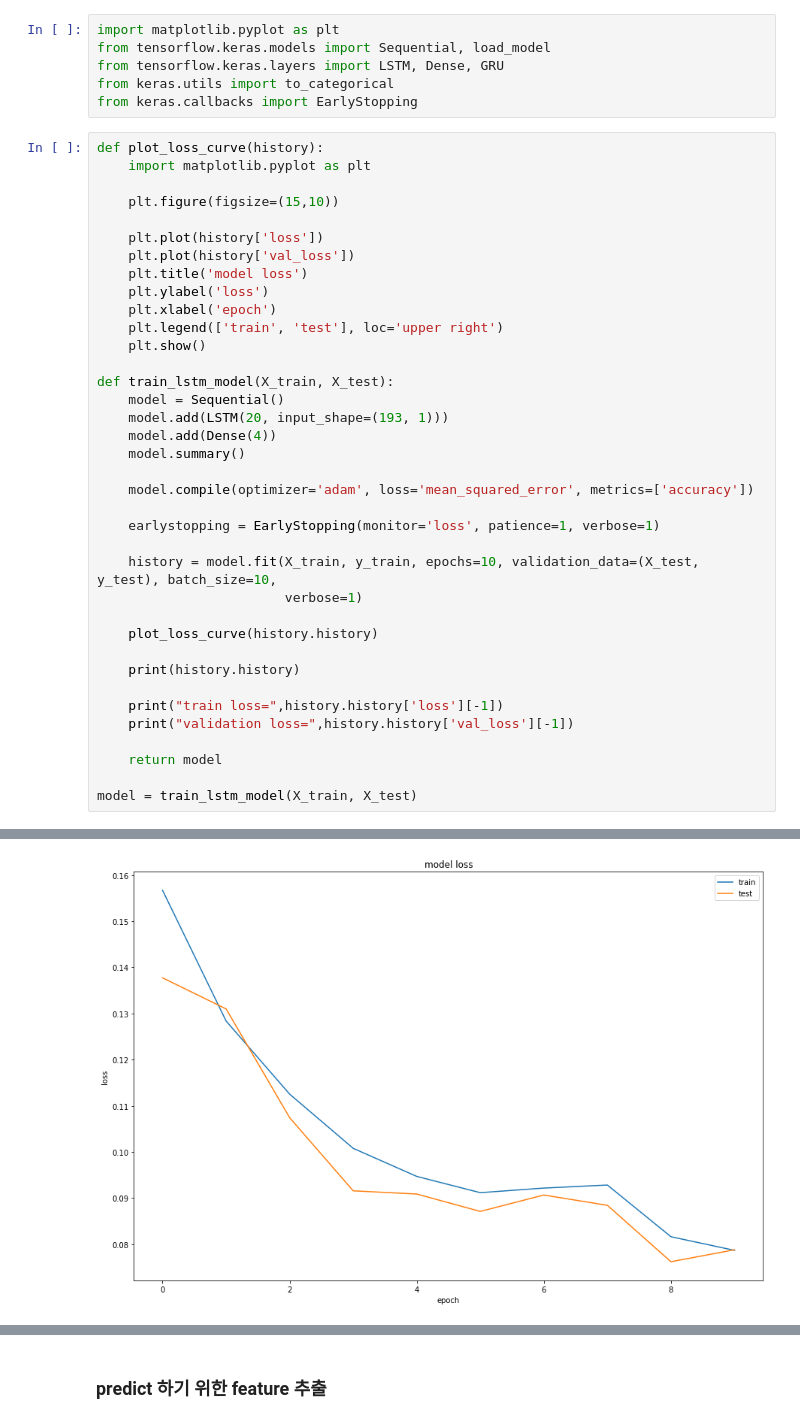
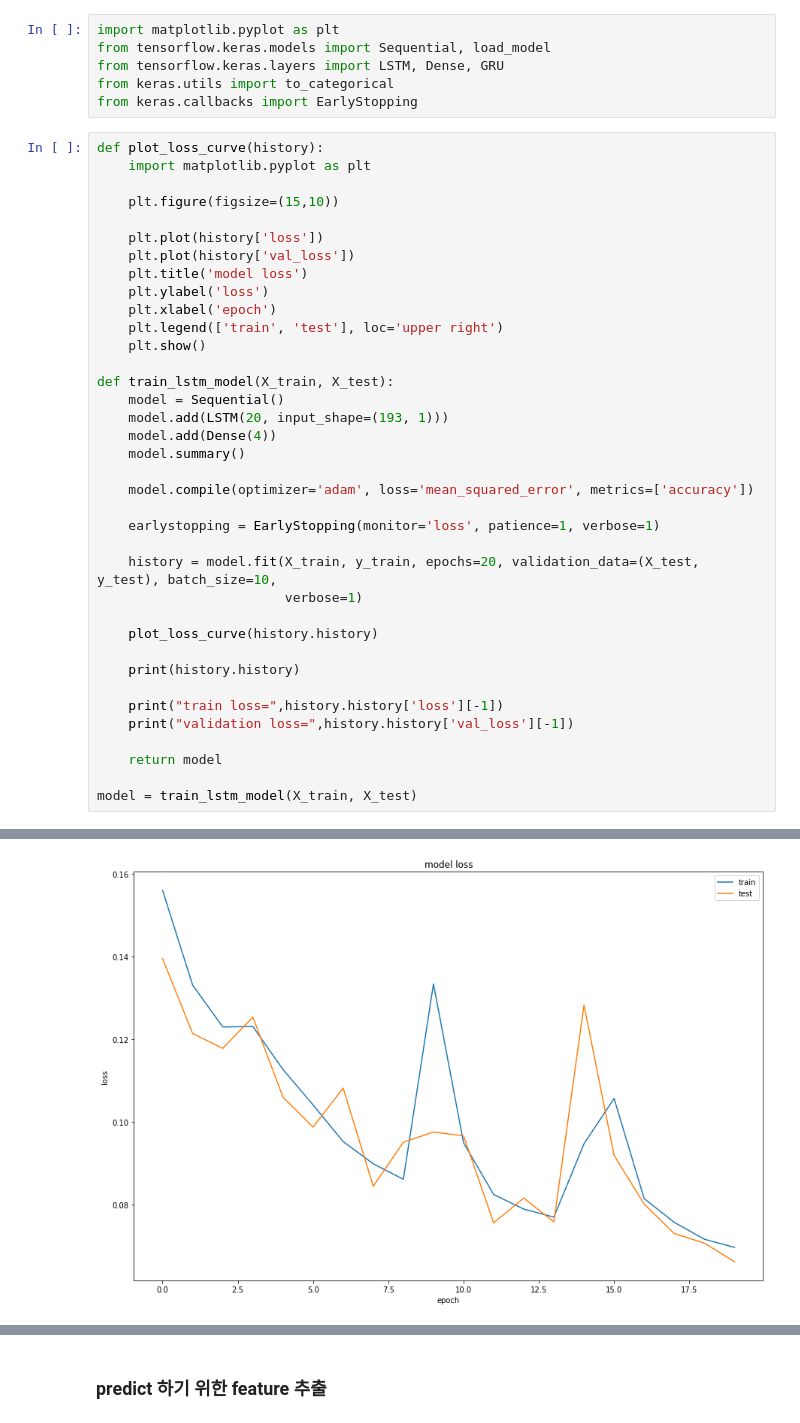
Before and after one commit to soundkonkuk/sound_classification_lstm_model, a Jupyter notebook: model/lstm_sound_classification.ipynb, the cells around one changed output, grey strips where cells are left out. Drawn from its saved outputs; the diff is of its cells as text.

```diff
--- a/model/lstm_sound_classification.ipynb
+++ b/model/lstm_sound_classification.ipynb
@@ -146,7 +146,7 @@ def train_lstm_model(X_train, X_test):
 
     earlystopping = EarlyStopping(monitor='loss', patience=1, verbose=1)
 
-    history = model.fit(X_train, y_train, epochs=10, validation_data=(X_test, y_test), batch_size=10,
+    history = model.fit(X_train, y_train, epochs=20, validation_data=(X_test, y_test), batch_size=10,
                         verbose=1)
 
     plot_loss_curve(history.history)
@@ -180 +180 @@ Epoch 10/10
-[figure, old version]
+[figure, new version]
```
Also changed, not shown: parts of 4 cells of this notebook, 1 other file.
